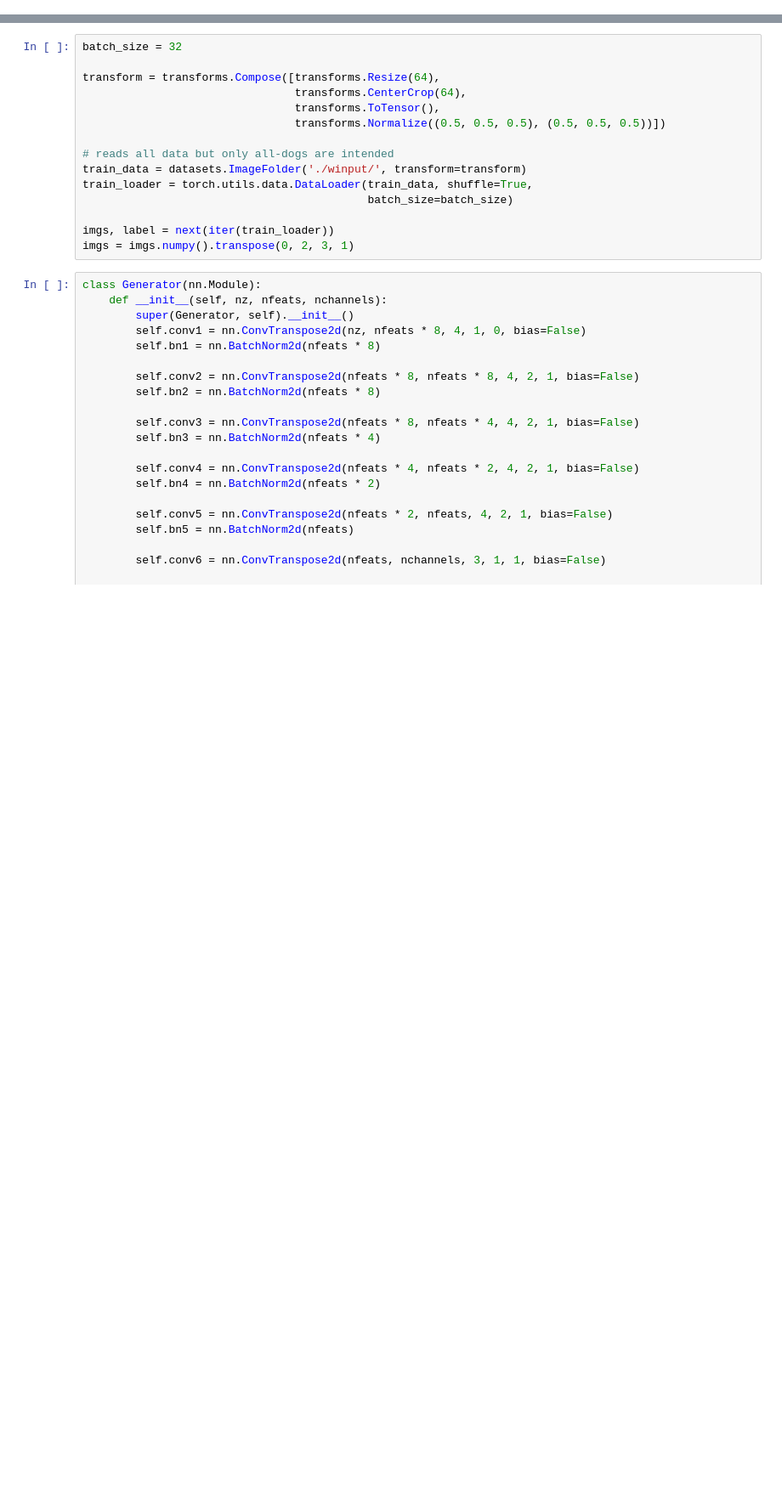
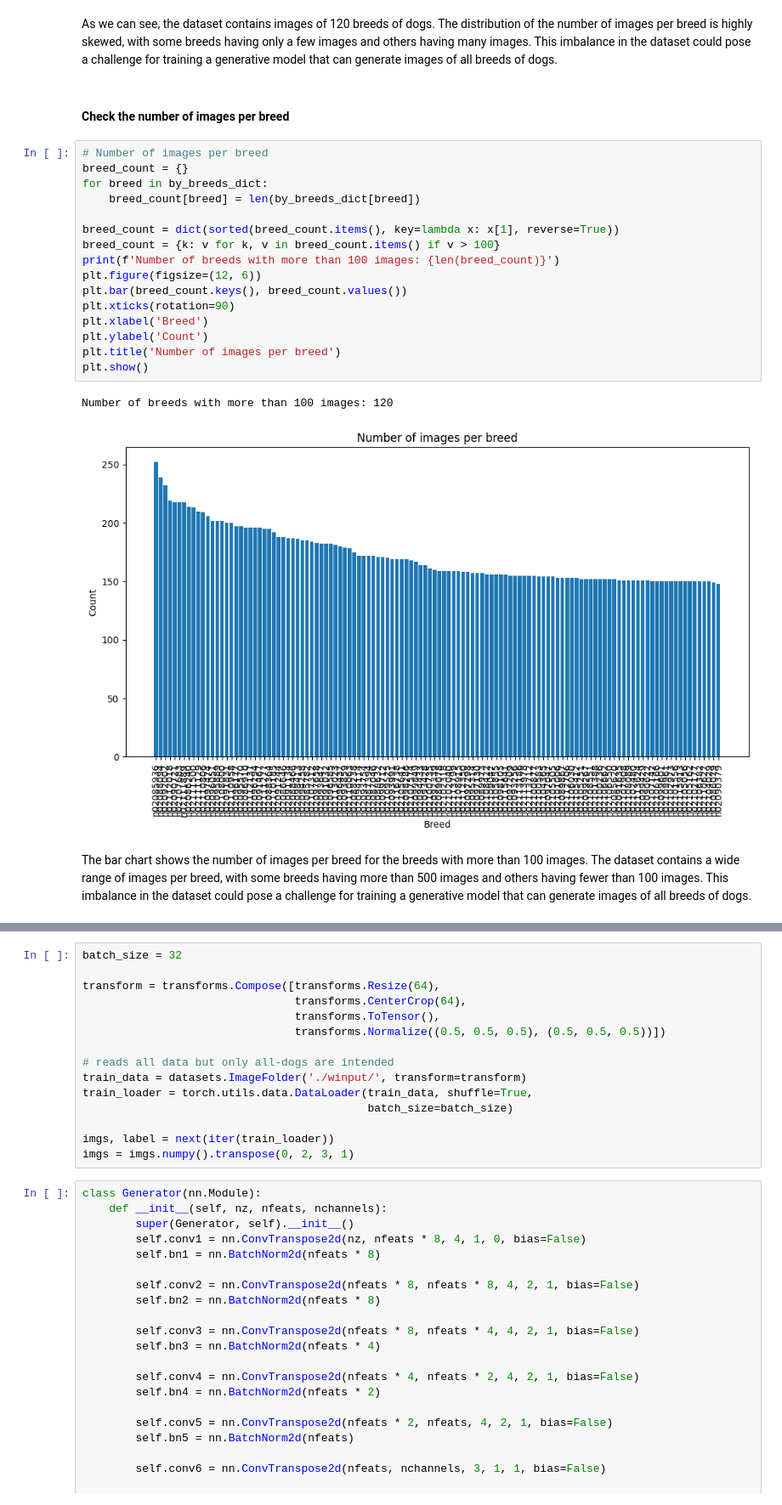
Before and after one commit to GRG0uVpfk/deeplearning-m5, a Jupyter notebook: gan-dogs.ipynb, the cells around one changed output, grey strips where cells are left out. Shown at 85% size. Drawn from its saved outputs; the diff is of its cells as text; blank space fills up the shorter version.

```diff
--- a/gan-dogs.ipynb
+++ b/gan-dogs.ipynb
@@ -18,0 +81,25 @@ import os
+# %% [markdown]
+As we can see, the dataset contains images of 120 breeds of dogs. The distribution of the number of images per breed is highly skewed, with some breeds having only a few images and others having many images. This imbalance in the dataset could pose a challenge for training a generative model that can generate images of all breeds of dogs.
+# %% [markdown]
+#### Check the number of images per breed
+# %%
+# Number of images per breed
+breed_count = {}
+for breed in by_breeds_dict:
+    breed_count[breed] = len(by_breeds_dict[breed])
+
+breed_count = dict(sorted(breed_count.items(), key=lambda x: x[1], reverse=True))
+breed_count = {k: v for k, v in breed_count.items() if v > 100}
+print(f'Number of breeds with more than 100 images: {len(breed_count)}')
+plt.figure(figsize=(12, 6))
+plt.bar(breed_count.keys(), breed_count.values())
+plt.xticks(rotation=90)
+plt.xlabel('Breed')
+plt.ylabel('Count')
+plt.title('Number of images per breed')
+plt.show()
+# %% [output]
+Number of breeds with more than 100 images: 120
+[figure, added]
+# %% [markdown]
+The bar chart shows the number of images per breed for the breeds with more than 100 images. The dataset contains a wide range of images per breed, with some breeds having more than 500 images and others having fewer than 100 images. This imbalance in the dataset could pose a challenge for training a generative model that can generate images of all breeds of dogs.
```
Also changed, not shown: parts of 14 cells of this notebook.
